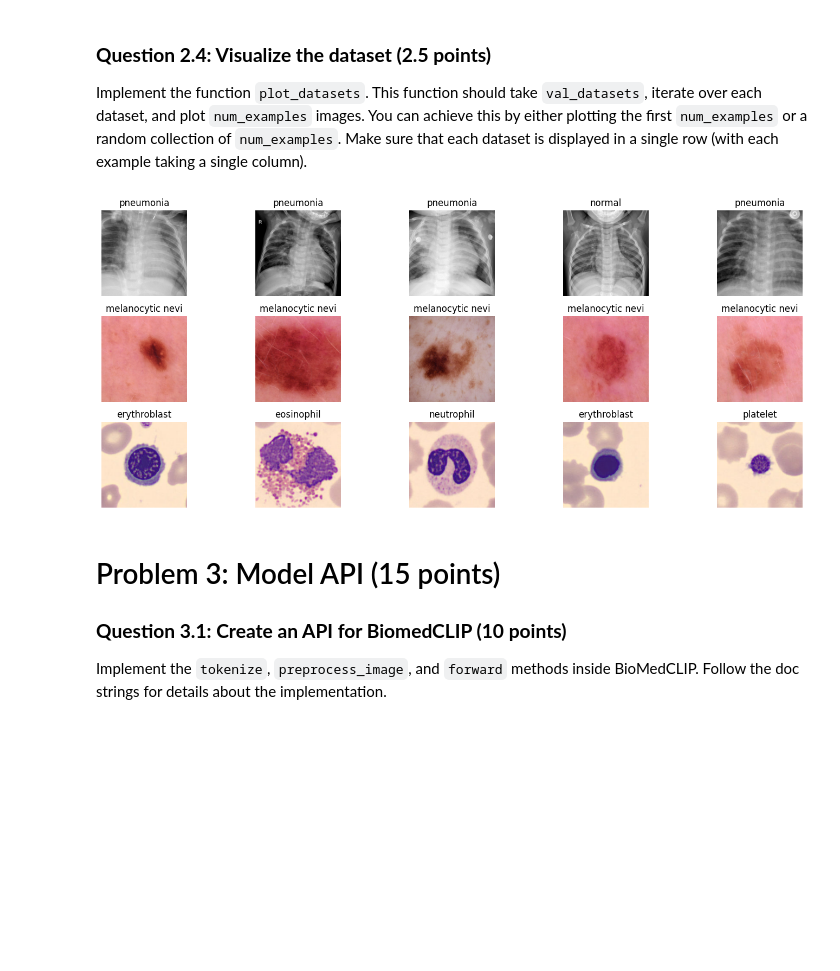
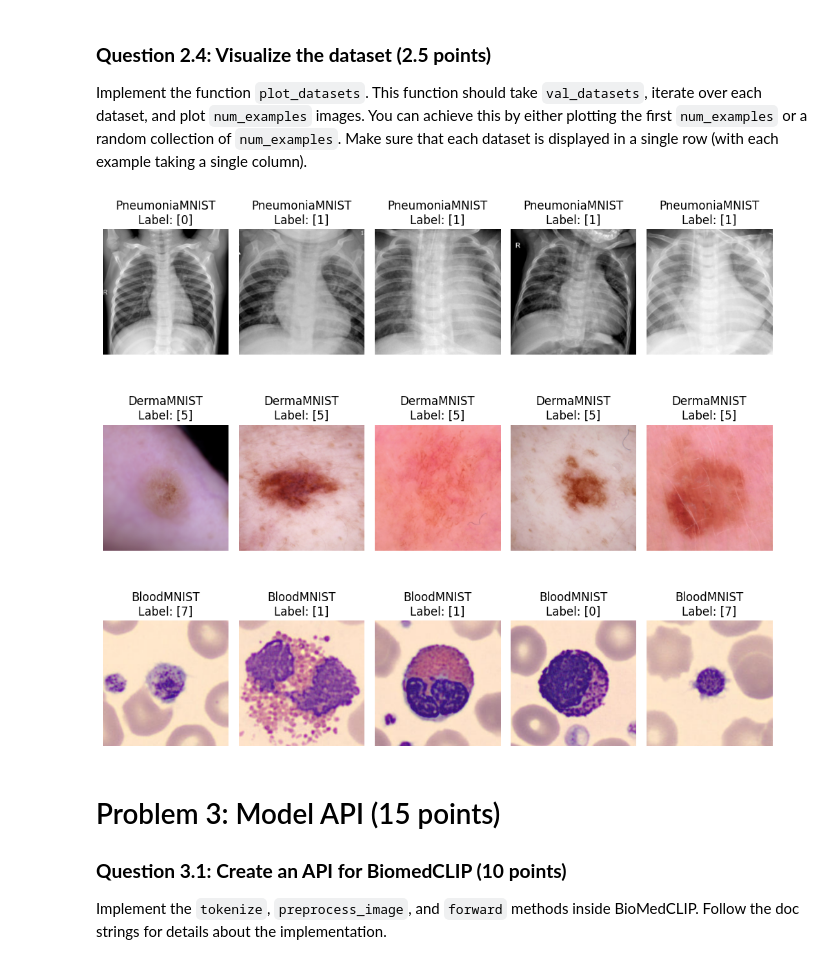
Before and after one commit to nick-allen21/Biomedical_Image_Analysis, a Jupyter notebook: BMI260_Problem_Set_3.ipynb, the cells around one changed output. Drawn from its saved outputs; the diff is of its cells as text; code cells hidden in the pictures; blank space fills up the shorter version.

```diff
--- a/BMI260_Problem_Set_3.ipynb
+++ b/BMI260_Problem_Set_3.ipynb
@@ -123,10 +135,11 @@ If you explore the datasets, you will notice that some tasks involve binary clas
 ### Begin your code here ###
 ############################
 
-for key,value in val_datasets.items():
-  value["labels"] = None
-  value["task"]   = None
-
+for key, value in val_datasets.items():
+    dataset = value["data"]
+    value["labels"] = dataset.labels
+    n_classes = len(dataset.info['label'])
+    value["task"] = "binary" if n_classes == 2 else "multi-class"
 ##########################
 ### End your code here ###
 ##########################
@@ -159,11 +190,13 @@ for dataset in dataset_names:
   ############################
   ### Begin your code here ###
   ############################
-  val_datasets[dataset]["batch_generator"] = DataLoader(
-      val_datasets[dataset]['data'],
-      batch_size=batch_size,
-      num_workers=num_workers,
-      collate_fn=lambda batch: batch)
+    val_datasets[dataset]["batch_generator"] = DataLoader(
+        val_datasets[dataset]['data'],
+        batch_size=batch_size,
+        num_workers=num_workers,
+        shuffle=False,  # Important for validation data
+        collate_fn=lambda batch: batch  # Preserve PIL Image objects
+    )
 
     ##########################
     ### End your code here ###
@@ -202,33 +254,53 @@ Implement the function `plot_datasets`. This function should take `val_datasets`
 # %%
 def plot_datasets(val_datasets:dict, num_examples:int = 5) -> None:
     """
     Plot examples from validation datasets.
 
     Args:
     - val_datasets (dict): A dictionary containing validation datasets.
                           Each dataset should have the following structure:
                           {
                               "batch_generator": generator_function,
                               "task": {label: task_name}
                           }
     - num_examples (int): Number of examples to plot from each dataset.
                           Default is 5.
     """
 
     ### (5 points)
     ############################
     ### Begin your code here ###
     ############################
 
-    pass
+    fig, axes = plt.subplots(len(val_datasets), num_examples,
+                           figsize=(10, 3*len(val_datasets)))
+
+    if len(val_datasets) == 1:
+        axes = axes[np.newaxis, :]
+
+    # Iterate through each dataset
+    for row_idx, (dataset_name, dataset_info) in enumerate(val_datasets.items()):
+        batch = next(iter(dataset_info["batch_generator"]))
+        # Randomly select examples if available
+        if len(batch) > num_examples:
+            batch = random.sample(batch, num_examples)
+        # Plot each example
+        for col_idx, (image, label) in enumerate(batch):
+            ax = axes[row_idx, col_idx]
+            ax.imshow(image, cmap='gray' if image.mode == 'L' else None)
+            ax.set_title(f"{dataset_name}\nLabel: {label}")
+            ax.axis('off')
+
+    plt.tight_layout()
+    plt.show()
 
     ##########################
     ### End your code here ###
     ##########################
 
 plot_datasets(val_datasets, num_examples= 5)
 # %% [output]
-[figure, old version]
+[figure, new version]
 # %% [markdown]
 # Problem 3: Model API (15 points)
 
```
Also changed, not shown: parts of 14 cells of this notebook.
